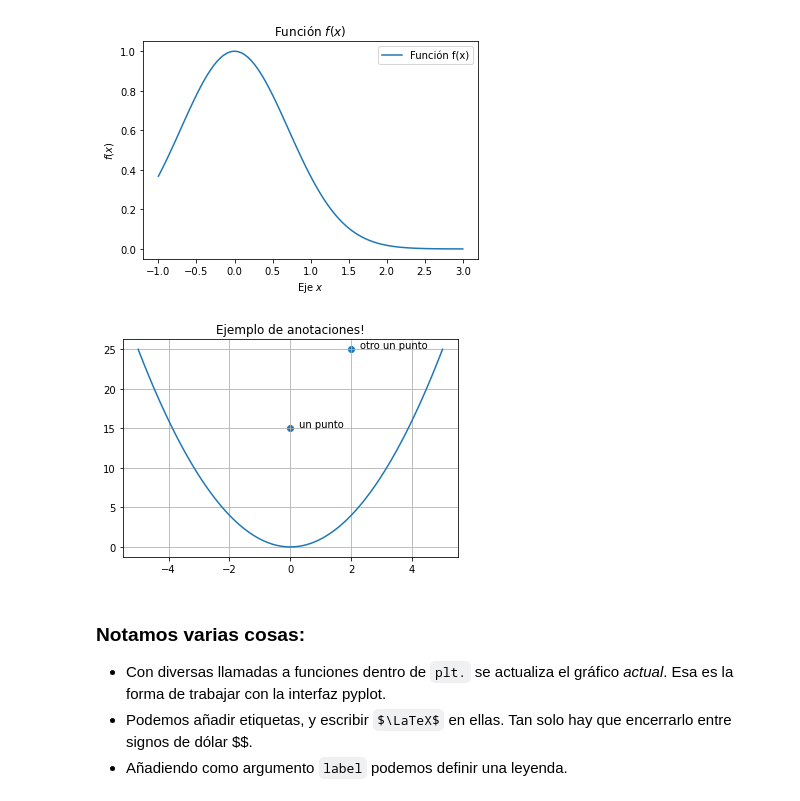
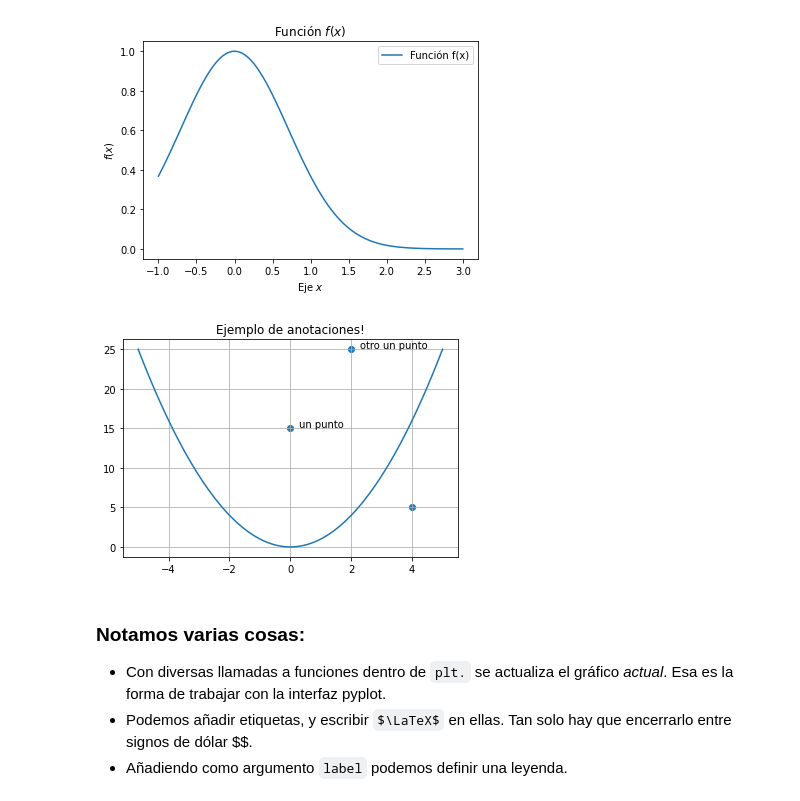
Before and after one commit to J-Arrieta/computacion_cientifica, a Jupyter notebook: CC2.04_Visualizacion-Matplotlib.ipynb, the cells around one changed output. Cells and saved outputs as stored; diff of their text form; code cells hidden in the pictures; some formulas as TeX source.

```diff
--- a/CC2.04_Visualizacion-Matplotlib.ipynb
+++ b/CC2.04_Visualizacion-Matplotlib.ipynb
@@ -120,15 +120,15 @@ Text(0.5, 1.0, 'Función $f(x)$')
 # %%
 x = [0.1*i for i in range(-50, 51)]
 y = [x_i**2 for x_i in x]
 
 plt.plot(x,y)
 plt.title('Ejemplo de anotaciones!')
-plt.scatter([0, 2], [15, 25])
+plt.scatter([0, 2, 4], [15, 25, 5])
 plt.annotate(text='un punto', xy=(0, 15), xytext=(0.3, 15.2))
 plt.annotate(text='otro un punto', xy=(2, 25), xytext=(2.3, 25.2))
 plt.grid()
 # %% [output]
-[figure, old version]
+[figure, new version]
 # %% [markdown]
 ### Notamos varias cosas:
 
```
Also changed, not shown: parts of 4 cells of this notebook.
